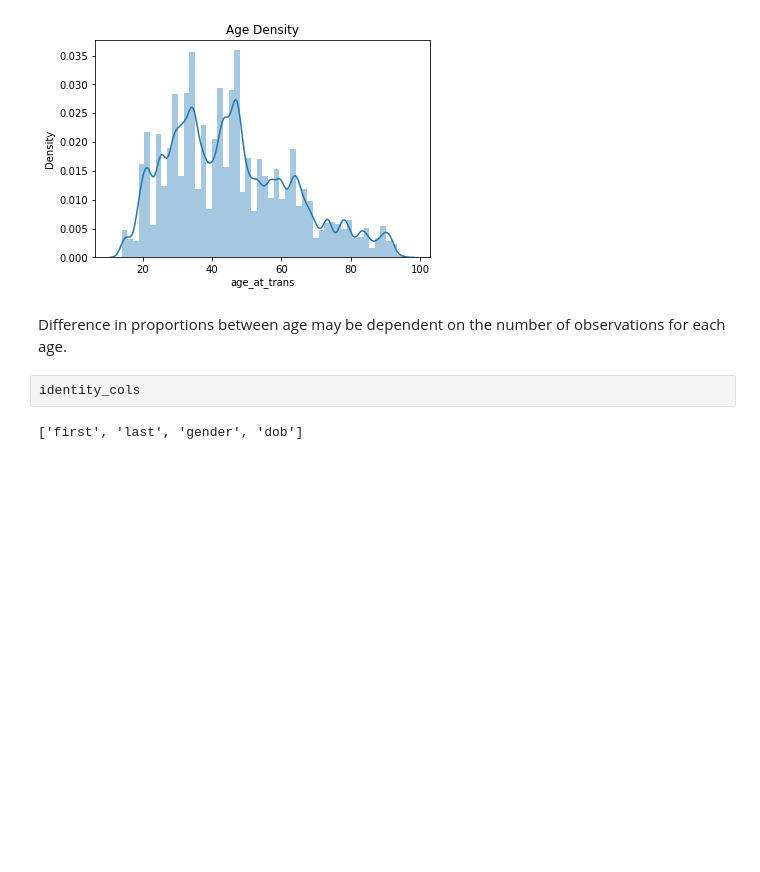
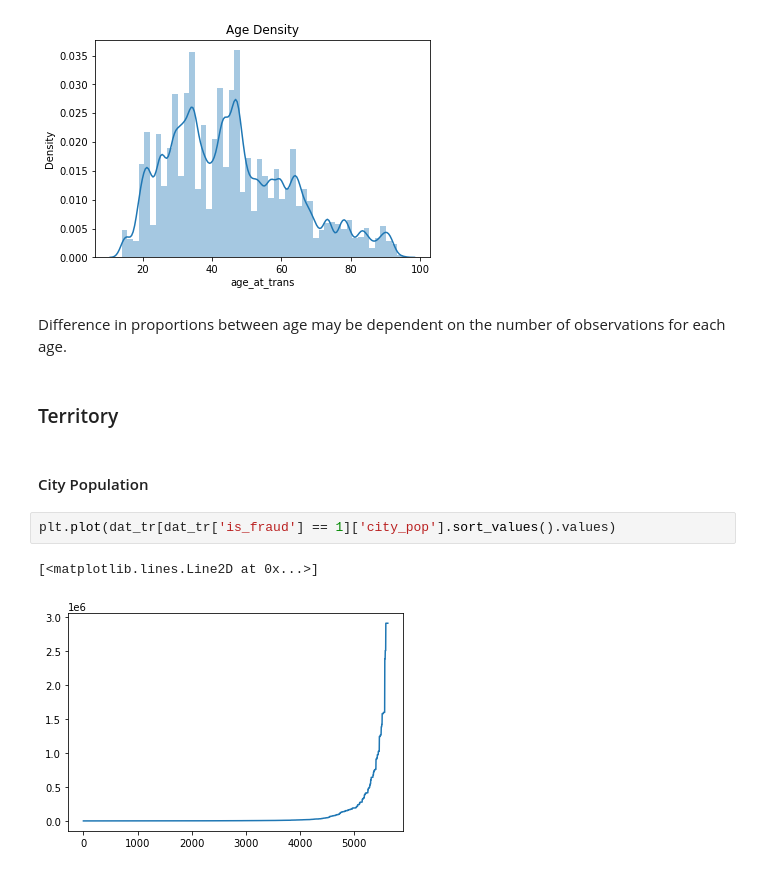
Before and after one commit to anabellafalk/cc_fraud_detection, a Jupyter notebook: eda.ipynb, the cells around one changed output. Drawn from its saved outputs; the diff is of its cells as text; blank space fills up the shorter version.

Commit message:
Begin territory analysis

```diff
--- a/eda.ipynb
+++ b/eda.ipynb
@@ -496,7 +496,12 @@ plt.show()
 [figure]
 # %% [markdown]
 Difference in proportions between age may be dependent on the number of observations for each age.
-# %%
-identity_cols
-# %% [output]
-['first', 'last', 'gender', 'dob']
+# %% [markdown]
+### Territory
+# %% [markdown]
+#### City Population
+# %%
+plt.plot(dat_tr[dat_tr['is_fraud'] == 1]['city_pop'].sort_values().values)
+# %% [output]
+[<matplotlib.lines.Line2D at 0x...>]
+[figure, added]
```
Also changed, not shown: parts of 4 cells of this notebook.
